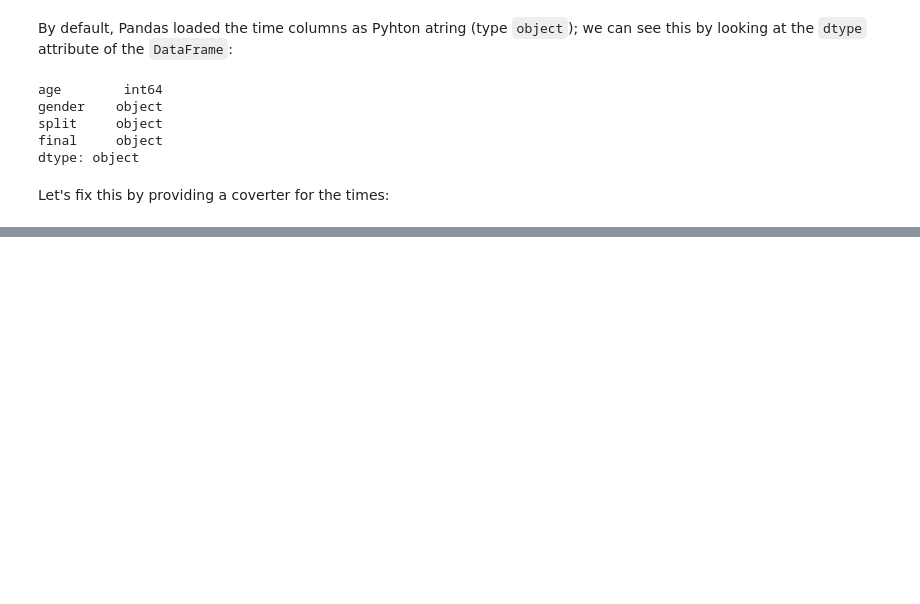
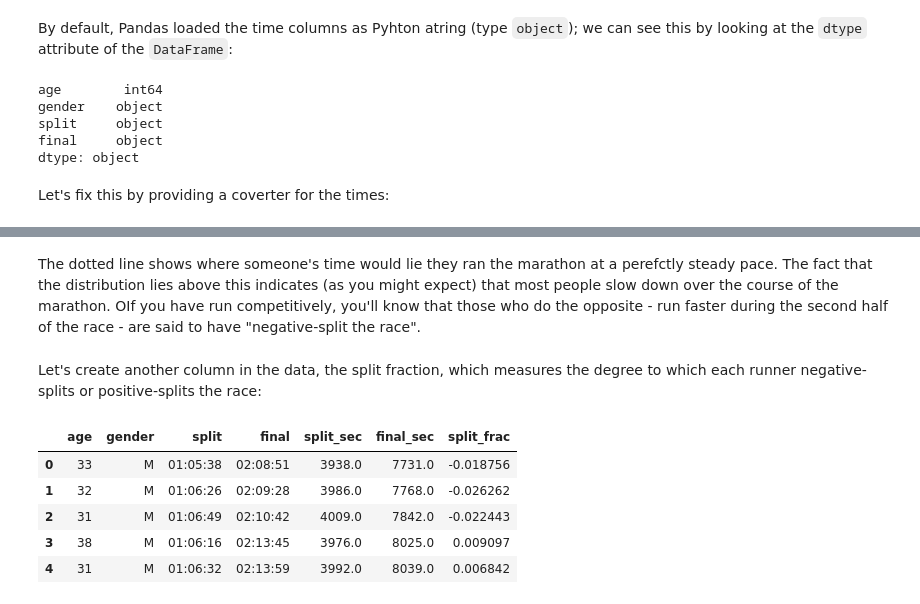
Before and after one commit to UlrikeBoehm/PythonDataScience, a Jupyter notebook: 04_Visualization_Matplotlib/16_Seaborn.ipynb, the cells around one changed output, grey strips where cells are left out. Cells and saved outputs as stored; diff of their text form; code cells hidden in the pictures; blank space fills up the shorter version.

```diff
--- a/04_Visualization_Matplotlib/16_Seaborn.ipynb
+++ b/04_Visualization_Matplotlib/16_Seaborn.ipynb
@@ -251,0 +294,14 @@ ImportError: cannot import name 'datetools' from 'pandas' (C:\Anaconda3\lib\site
+# %% [markdown]
+The dotted line shows where someone's time would lie they ran the marathon at a perefctly steady pace. The fact that the distribution lies above this indicates (as you might expect) that most people slow down over the course of the marathon. OIf you have run competitively, you'll know that those who do the opposite - run faster during the second half of the race - are said to have "negative-split the race".
+# %% [markdown]
+Let's create another column in the data, the split fraction, which measures the degree to which each runner negative-splits or positive-splits the race:
+# %%
+data['split_frac']=1-2*data['split_sec']/data['final_sec']
+data.head()
+# %% [output]
+|  | age | gender | split | final | split_sec | final_sec | split_frac |
+| 0 | 33 | M | 01:05:38 | 02:08:51 | 3938.0 | 7731.0 | -0.018756 |
+| 1 | 32 | M | 01:06:26 | 02:09:28 | 3986.0 | 7768.0 | -0.026262 |
+| 2 | 31 | M | 01:06:49 | 02:10:42 | 4009.0 | 7842.0 | -0.022443 |
+| 3 | 38 | M | 01:06:16 | 02:13:45 | 3976.0 | 8025.0 | 0.009097 |
+| 4 | 31 | M | 01:06:32 | 02:13:59 | 3992.0 | 8039.0 | 0.006842 |
```
Also changed, not shown: parts of 13 cells of this notebook.
